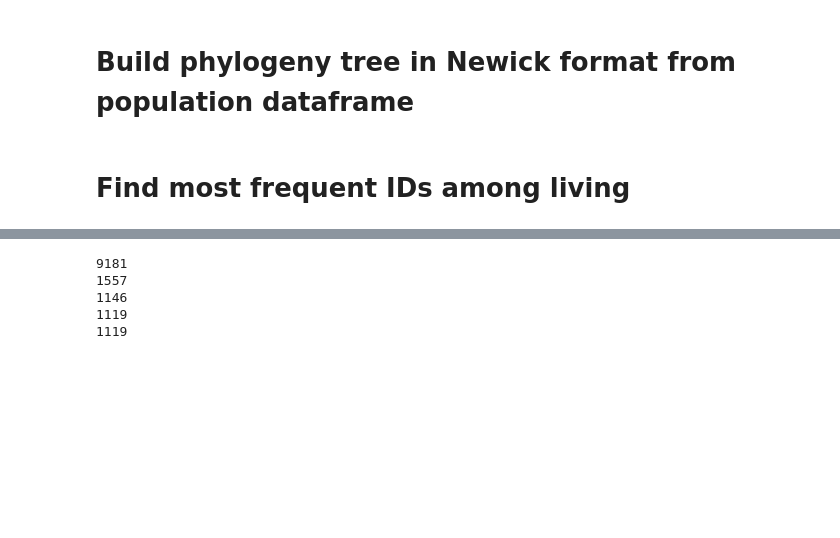
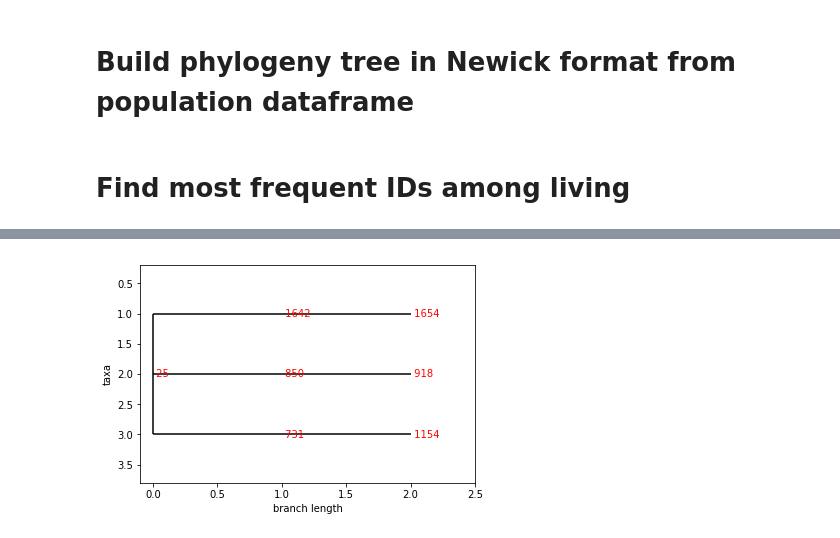
Before and after one commit to ariansajina/bachelor-thesis, a Jupyter notebook: data/phylogeny.ipynb, the cells around one changed output, grey strips where cells are left out. Cells and saved outputs as stored; diff of their text form; code cells hidden in the pictures; blank space fills up the shorter version.

```diff
--- a/data/phylogeny.ipynb
+++ b/data/phylogeny.ipynb
@@ -134,0 +335,2 @@ print pop[pop.id == 1187].birth_date.min()
+# %%
+idds = np.array([25,1642,850,731,1654,918,1154]).astype(str)
@@ -134,0 +356,3 @@ print pop[pop.id == 1187].birth_date.min()
+# %%
+tree_newick = '((1654:1)1642:1,(918:1)850:1,(1154:1)731:1)25;'
+tree3 = Phylo.read(StringIO(tree_newick),'newick')
@@ -135,3 +364,12 @@ print pop[pop.id == 1187].birth_date.min()
+# %%
+tree.ladderize()
+#matplotlib.rc('font', size=10)
+#fig = plt.figure(figsize=(10,20), dpi=100)
+#axes = fig.add_subplot(1,1,1)
+Phylo.draw(tree3, label_colors={k:'red' for k in idds})
+plt.show()
+# %% [output]
+[figure, added]
 # %%
 def keep_living(tree, living):
     leaves = tree.get_terminals()
@@ -145,12 +383,3 @@ def keep_living(tree, living):
         leaves = tree.get_terminals()
         ids = []
         for i in leaves: ids.append(i.name)
-# %%
-keep_living(tree, pop[np.logical_and(pop.age==0, pop.alive==1)].id.unique().astype(str))
-#tree.prune(tree.get_terminals()[0])
-# %% [output]
-9181
-1557
-1146
-1119
-1119
```
Also changed, not shown: parts of 30 cells of this notebook, 1 other file.
